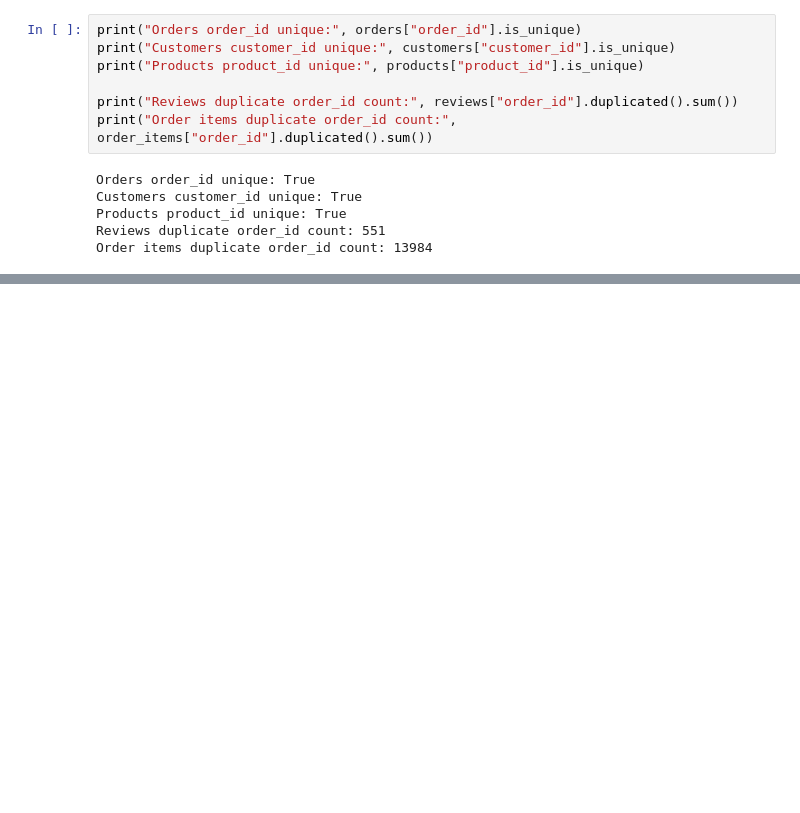
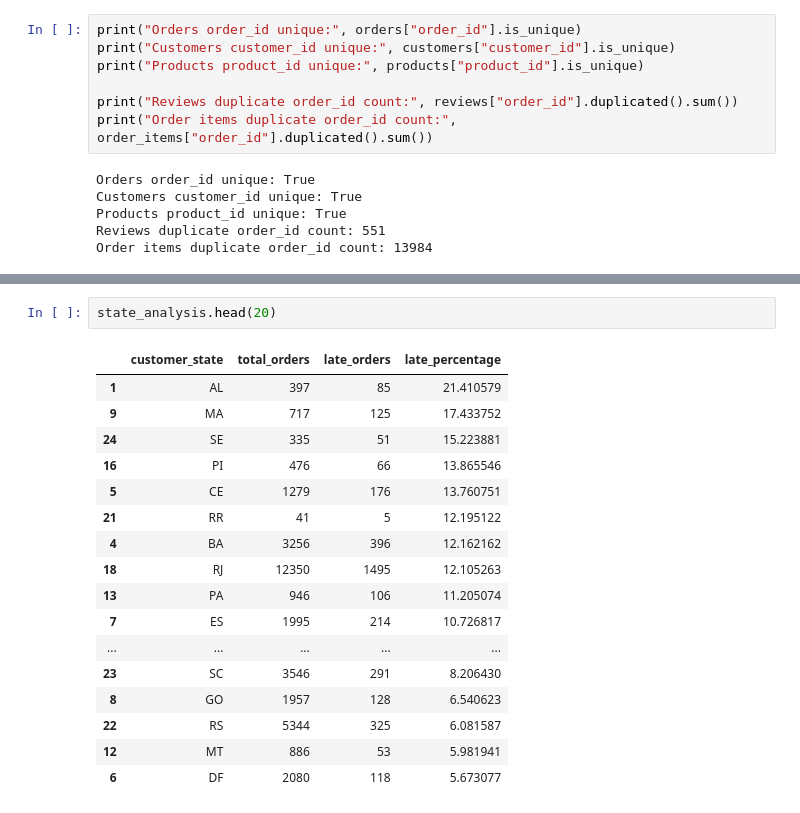
Before and after one commit to BossEl-566/The-Logistics-Auditor, a Jupyter notebook: logistics_auditor.ipynb, the cells around one changed output, grey strips where cells are left out. Cells and saved outputs as stored; diff of their text form; blank space fills up the shorter version.

```diff
--- a/logistics_auditor.ipynb
+++ b/logistics_auditor.ipynb
@@ -84,0 +238,20 @@ Order items duplicate order_id count: 13984
+# %%
+state_analysis.head(20)
+# %% [output]
+|  | customer_state | total_orders | late_orders | late_percentage |
+| 1 | AL | 397 | 85 | 21.410579 |
+| 9 | MA | 717 | 125 | 17.433752 |
+| 24 | SE | 335 | 51 | 15.223881 |
+| 16 | PI | 476 | 66 | 13.865546 |
+| 5 | CE | 1279 | 176 | 13.760751 |
+| 21 | RR | 41 | 5 | 12.195122 |
+| 4 | BA | 3256 | 396 | 12.162162 |
+| 18 | RJ | 12350 | 1495 | 12.105263 |
+| 13 | PA | 946 | 106 | 11.205074 |
+| 7 | ES | 1995 | 214 | 10.726817 |
+| ... | ... | ... | ... | ... |
+| 23 | SC | 3546 | 291 | 8.206430 |
+| 8 | GO | 1957 | 128 | 6.540623 |
+| 22 | RS | 5344 | 325 | 6.081587 |
+| 12 | MT | 886 | 53 | 5.981941 |
+| 6 | DF | 2080 | 118 | 5.673077 |
```
Also changed, not shown: parts of 36 cells of this notebook.
